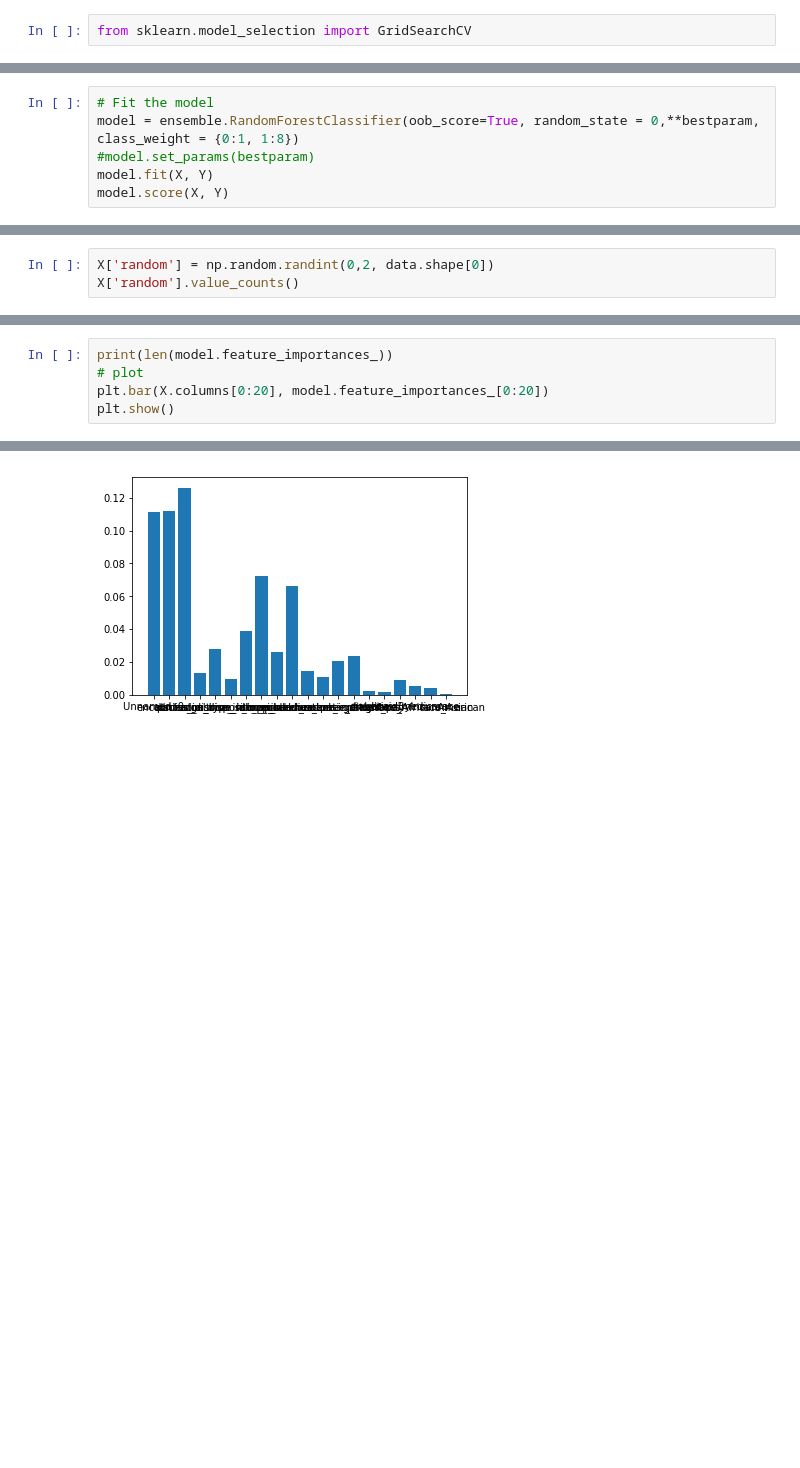
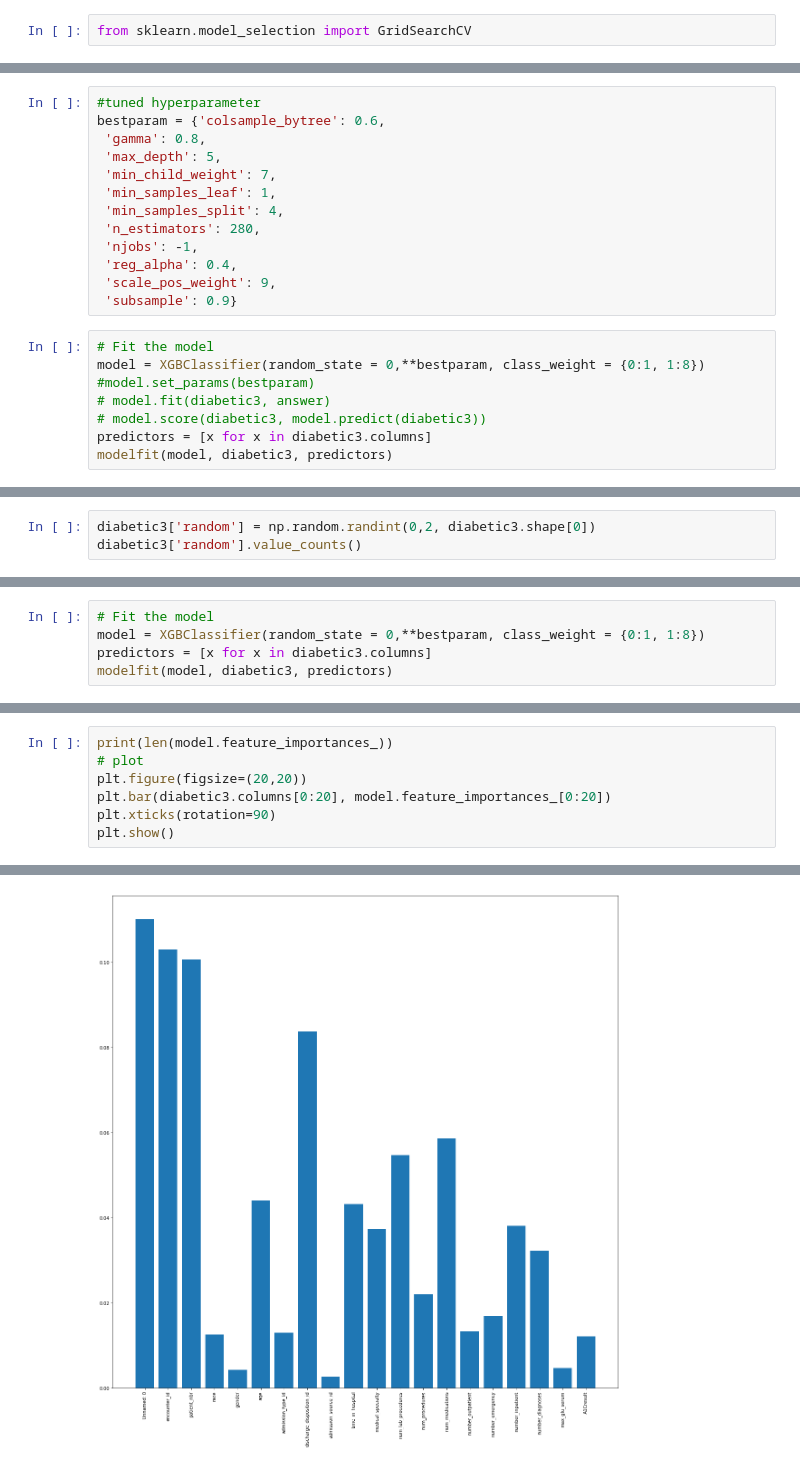
Before and after one commit to joonsooro/UnitedHealthcare, a Jupyter notebook: Rudin/Basic EDA.ipynb, the cells around one changed output, grey strips where cells are left out. Cells and saved outputs as stored; diff of their text form; blank space fills up the shorter version.

Commit message:
Feature Importance revisited

```diff
--- a/Rudin/Basic EDA.ipynb
+++ b/Rudin/Basic EDA.ipynb
@@ -726,6 +588,21 @@ KeyboardInterrupt:
+# %%
+#tuned hyperparameter
+bestparam = {'colsample_bytree': 0.6,
+ 'gamma': 0.8,
+ 'max_depth': 5,
+ 'min_child_weight': 7,
+ 'min_samples_leaf': 1,
+ 'min_samples_split': 4,
+ 'n_estimators': 280,
+ 'njobs': -1,
+ 'reg_alpha': 0.4,
+ 'scale_pos_weight': 9,
+ 'subsample': 0.9}
 # %%
 # Fit the model
-model = ensemble.RandomForestClassifier(oob_score=True, random_state = 0,**bestparam, class_weight = {0:1, 1:8})
+model = XGBClassifier(random_state = 0,**bestparam, class_weight = {0:1, 1:8})
 #model.set_params(bestparam)
-model.fit(X, Y)
-model.score(X, Y)
+# model.fit(diabetic3, answer)
+# model.score(diabetic3, model.predict(diabetic3))
+predictors = [x for x in diabetic3.columns]
+modelfit(model, diabetic3, predictors)
@@ -746,3 +621,3 @@ XGBClassifier(base_score=0.5, booster='gbtree', colsample_bylevel=1,
 # %%
-X['random'] = np.random.randint(0,2, data.shape[0])
-X['random'].value_counts()
+diabetic3['random'] = np.random.randint(0,2, diabetic3.shape[0])
+diabetic3['random'].value_counts()
@@ -769,0 +628,5 @@ fscore
+# %%
+# Fit the model
+model = XGBClassifier(random_state = 0,**bestparam, class_weight = {0:1, 1:8})
+predictors = [x for x in diabetic3.columns]
+modelfit(model, diabetic3, predictors)
@@ -778,6 +640,8 @@ array([0.1110744 , 0.11206571, 0.12599131, 0.01345355, 0.02808724,
 # %%
 print(len(model.feature_importances_))
 # plot
-plt.bar(X.columns[0:20], model.feature_importances_[0:20])
+plt.figure(figsize=(20,20))
+plt.bar(diabetic3.columns[0:20], model.feature_importances_[0:20])
+plt.xticks(rotation=90)
 plt.show()
 # %% [output]
@@ -785 +649 @@ plt.show()
-[figure, old version]
+[figure, new version]
```
Also changed, not shown: parts of 34 cells of this notebook, 2 other files.
